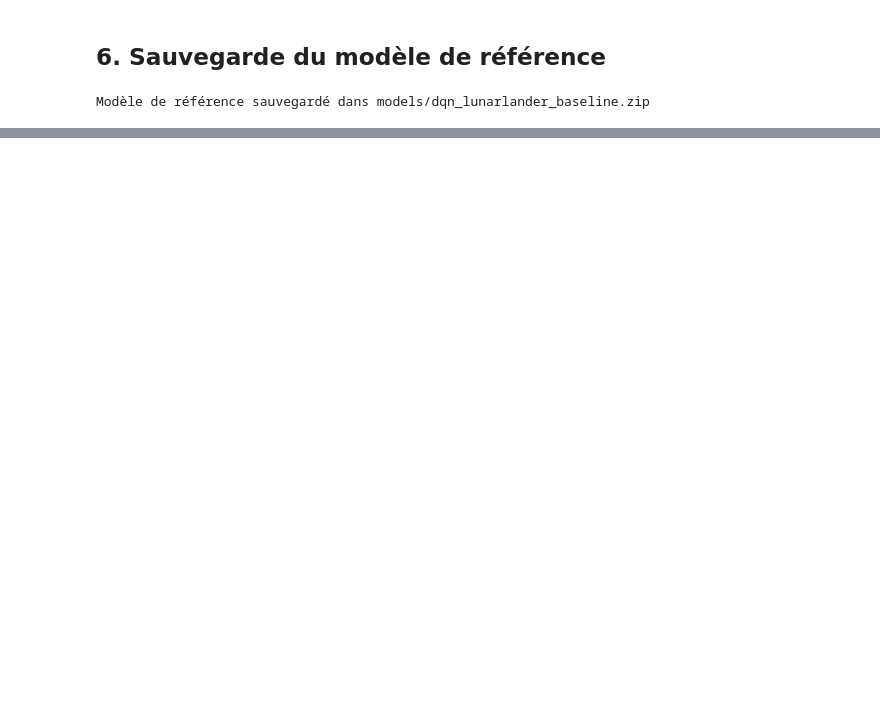
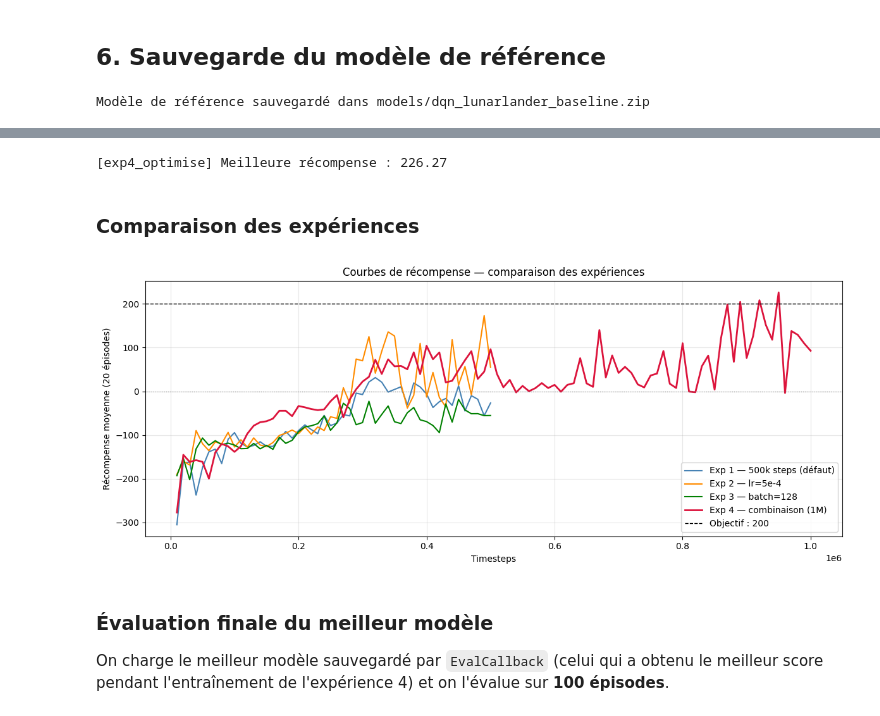
Before and after one commit to clementRbl/astro-dynamics, a Jupyter notebook: mission_atterrisseur.ipynb, the cells around one changed output, grey strips where cells are left out. Cells and saved outputs as stored; diff of their text form; code cells hidden in the pictures; blank space fills up the shorter version.

```diff
--- a/mission_atterrisseur.ipynb
+++ b/mission_atterrisseur.ipynb
@@ -281,0 +355,6 @@ L'écart-type très élevé (144.99) indique que l'agent est très instable : il
+# %%
+model_exp2, ts_exp2, rewards_exp2 = run_experiment(
+    name="exp2_learning_rate",
+    timesteps=500_000,
+    learning_rate=5e-4,
+)
@@ -281,0 +369,6 @@ L'écart-type très élevé (144.99) indique que l'agent est très instable : il
+# %%
+model_exp3, ts_exp3, rewards_exp3 = run_experiment(
+    name="exp3_batch_size",
+    timesteps=500_000,
+    batch_size=128,
+)
@@ -281,0 +389,41 @@ L'écart-type très élevé (144.99) indique que l'agent est très instable : il
+# %%
+model_exp4, ts_exp4, rewards_exp4 = run_experiment(
+    name="exp4_optimise",
+    timesteps=1_000_000,
+    learning_rate=5e-4,
+    batch_size=128,
+)
+# %% [output]
+[exp4_optimise] Meilleure récompense : 226.27
+# %% [markdown]
+### Comparaison des expériences
+# %%
+fig, ax = plt.subplots(figsize=(12, 5))
+
+ax.plot(ts_exp1, rewards_exp1, label="Exp 1 — 500k steps (défaut)", color="steelblue")
+ax.plot(ts_exp2, rewards_exp2, label="Exp 2 — lr=5e-4", color="darkorange")
+ax.plot(ts_exp3, rewards_exp3, label="Exp 3 — batch=128", color="green")
+ax.plot(
+    ts_exp4,
+    rewards_exp4,
+    label="Exp 4 — combinaison (1M)",
+    color="crimson",
+    linewidth=2,
+)
+
+ax.axhline(200, color="black", linestyle="--", linewidth=1, label="Objectif : 200")
+ax.axhline(0, color="gray", linestyle=":", linewidth=0.8)
+
+ax.set_title("Courbes de récompense — comparaison des expériences")
+ax.set_xlabel("Timesteps")
+ax.set_ylabel("Récompense moyenne (20 épisodes)")
+ax.legend()
+ax.grid(True, alpha=0.3)
+plt.tight_layout()
+plt.show()
+# %% [output]
+[figure, added]
+# %% [markdown]
+### Évaluation finale du meilleur modèle
+
+On charge le meilleur modèle sauvegardé par `EvalCallback` (celui qui a obtenu le meilleur score pendant l'entraînement de l'expérience 4) et on l'évalue sur **100 épisodes**.
```
Also changed, not shown: parts of 20 cells of this notebook, 1 other file.
